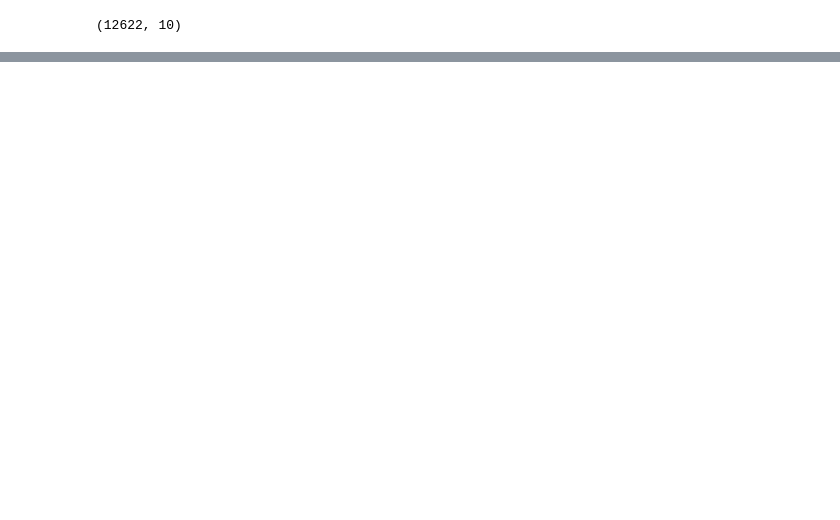
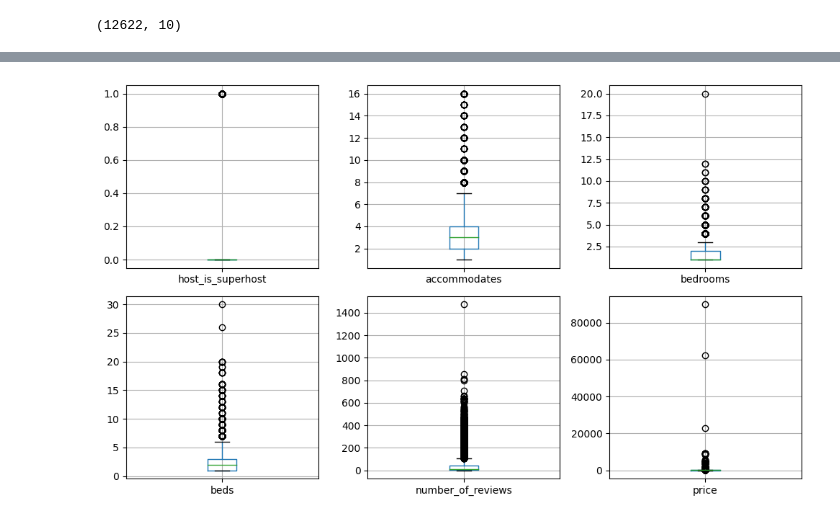
Before and after one commit to dimdasci/apartment-price-model, a Jupyter notebook: notebooks/01-dk-eda.ipynb, the cells around one changed output, grey strips where cells are left out. Drawn from its saved outputs; the diff is of its cells as text; code cells hidden in the pictures; blank space fills up the shorter version.

```diff
--- a/notebooks/01-dk-eda.ipynb
+++ b/notebooks/01-dk-eda.ipynb
@@ -223,0 +248,10 @@ df.shape
+# %%
+fig, axes = plt.subplots(nrows=2, ncols=3, figsize=(10, 6))
+
+for column, ax in zip(df.select_dtypes(include='number'), axes.ravel()):
+    df.boxplot(column=column, ax=ax)
+    ax.set(ylabel='')
+plt.tight_layout()
+plt.show()
+# %% [output]
+[figure, added]
```
Also changed, not shown: parts of 86 cells of this notebook.
